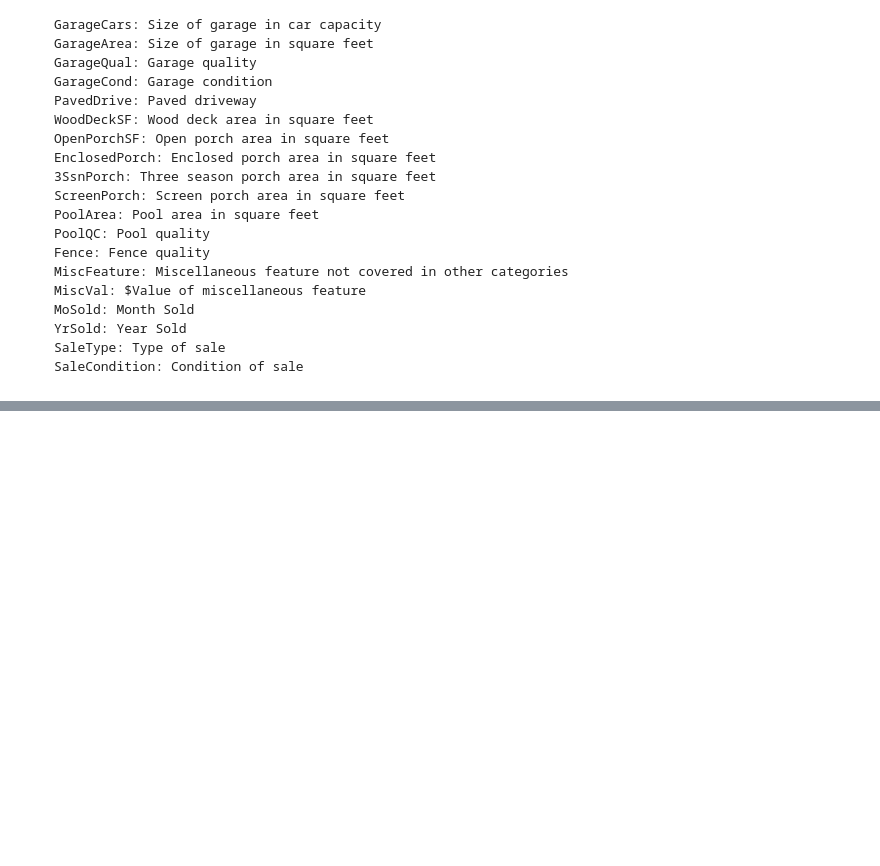
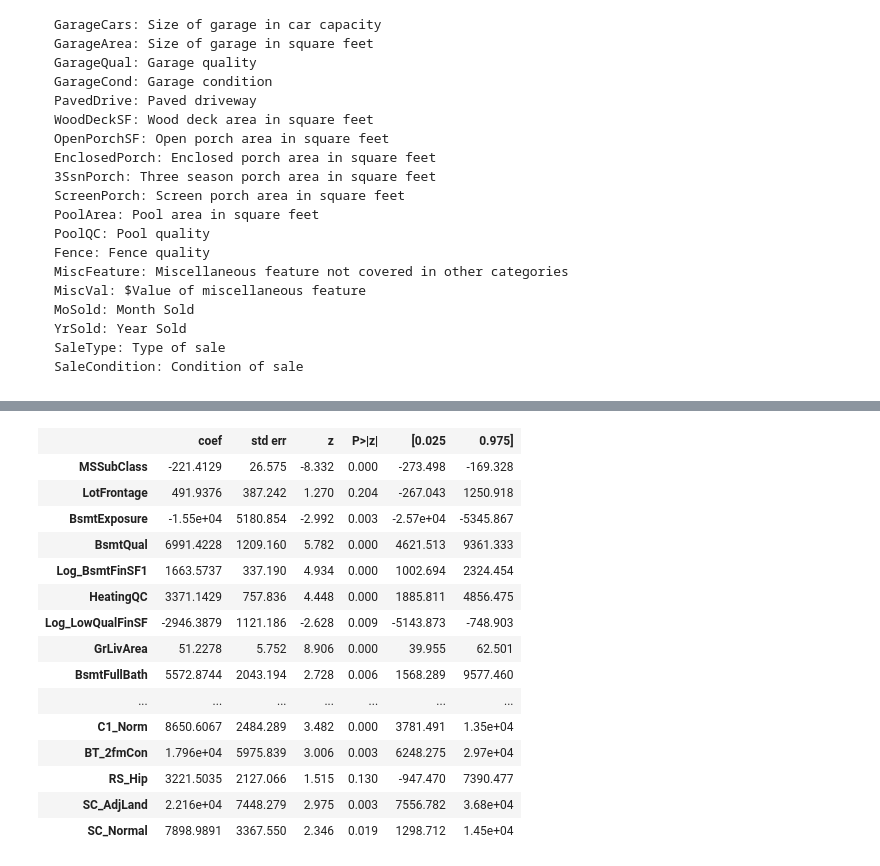
Before and after one commit to cb-ds-1/m3-3-engineering-regression, a Jupyter notebook: workshop.ipynb, the cells around one changed output, grey strips where cells are left out. Cells and saved outputs as stored; diff of their text form; code cells hidden in the pictures; blank space fills up the shorter version.

```diff
--- a/workshop.ipynb
+++ b/workshop.ipynb
@@ -716,0 +764,75 @@ Here are the features you can use (or engineer into new features!) for your `X`
+# %%
+x = df[['MSSubClass', 'LotFrontage',
+       'OverallQual', 'BsmtExposure',
+       'BsmtQual',
+       'Log_BsmtFinSF1',
+       'HeatingQC',
+       'Log_LowQualFinSF', 'GrLivArea', 'BsmtFullBath',
+       'KitchenQual', 'Fireplaces',
+       'GarageCars',
+       'GarageQual', 'WoodDeckSF',
+       '3SsnPorch', 'ScreenPorch',
+       ]]
+
+# Polynomials
+poly_cols = ['OverallQual', 'BsmtExposure',
+             'LotFrontage',
+             'KitchenQual', 'GarageCars']
+for poly in poly_cols:
+    x[poly + '_2'] = np.square(x[poly])
+    x[poly + '_3'] = np.square(x[poly]) * x[poly]
+
+
+matching = [s for s in df.columns if "NB_" in s]
+x = pd.concat([x, df[matching]],axis=1) # together with top or R-sq=0.87 gives R-sq=0.957
+matching = [s for s in df.columns if "ST_" in s]
+x = pd.concat([x, df[matching]],axis=1) # together with top or R-sq=0.87 gives R-sq=0.957
+matching = [s for s in df.columns if "C1_" in s]
+x = pd.concat([x, df[matching]],axis=1) # together with top or R-sq=0.87 gives R-sq=0.957
+matching = [s for s in df.columns if "BT_" in s]
+x = pd.concat([x, df[matching]],axis=1) # together with top or R-sq=0.87 gives R-sq=0.959
+matching = [s for s in df.columns if "RS_" in s]
+x = pd.concat([x, df[matching]],axis=1) # together with top or R-sq=0.87 gives R-sq=0.961
+matching = [s for s in df.columns if "SC_" in s]
+x = pd.concat([x, df[matching]],axis=1) # together with top or R-sq=0.87 gives R-sq=0.961
+
+# remove features that result in insignificant p-values
+x = x.drop(['NB_Timber',
+            'NB_BrkSide', 'RS_Gable',
+            'RS_Mansard', 'ST_CWD', 'ST_Oth',
+            'ST_ConLD', 'BT_Duplex', 'ST_ConLI', 'ST_ConLw',
+            'RS_Shed', 'OverallQual',
+            'NB_CollgCr', 'NB_SawyerW',
+            'NB_Mitchel', 'NB_Sawyer', 'NB_SWISU',
+            'NB_NAmes', 'NB_IDOTRR',
+            'NB_Gilbert', 'NB_NWAmes',
+            'ST_Con', 'C1_PosA', 'C1_RRNn', 'C1_RRAn',
+            'C1_PosN', 'C1_RRNe', 'C1_Feedr', 'RS_Gambrel',
+            'C1_RRAe', 'KitchenQual', 'SC_Alloca',
+            'BT_TwnhsE', 'SC_Family', 'SC_Partial',
+            'NB_Blueste', 'BT_Twnhs', 'NB_MeadowV', 'NB_ClearCr',
+            'ST_COD', 'LotFrontage_3', 'BsmtExposure_3',
+            'KitchenQual_2'],1)
+
+y = df['SalePrice']
+
+est = sm.OLS(y, x).fit(cov_type='HC2')
+
+est.summary()
+#
+# Values ignored and why:
+#     Street: only 6 gravel streets
+#     Alley: only 91 wiht alley access and only for the lower end of price range
+#     Utilities: only one non-uniform
+#     Condition2: only a few non-uniform
+#     OverallCond: doesn't appear to add value over OverallQual
+#     YearBuilt: doesn't appear to add value
+#     YearRemodAdd: doesn't appear to add value
+#         Note: previous two elements were added in the form of a delta year
+#     RoofMatl: only a few non-uniform
+#     MasVnrType: ? may or may not include
+#     ExterCond: doesn't add value over ExterQual
+#     Heating: very few non-uniform
+#     GarageYrBlt: would require dropping or fudging 79 Nan's but this variable is highly correlated to YearBuilt anyway
+#     PoolArea, PoolQC: too few datapoints
+# %% [output]
@@ -716,0 +849,16 @@ Here are the features you can use (or engineer into new features!) for your `X`
+|  | coef | std err | z | P>|z| | [0.025 | 0.975] |
+| MSSubClass | -221.4129 | 26.575 | -8.332 | 0.000 | -273.498 | -169.328 |
+| LotFrontage | 491.9376 | 387.242 | 1.270 | 0.204 | -267.043 | 1250.918 |
+| BsmtExposure | -1.55e+04 | 5180.854 | -2.992 | 0.003 | -2.57e+04 | -5345.867 |
+| BsmtQual | 6991.4228 | 1209.160 | 5.782 | 0.000 | 4621.513 | 9361.333 |
+| Log_BsmtFinSF1 | 1663.5737 | 337.190 | 4.934 | 0.000 | 1002.694 | 2324.454 |
+| HeatingQC | 3371.1429 | 757.836 | 4.448 | 0.000 | 1885.811 | 4856.475 |
+| Log_LowQualFinSF | -2946.3879 | 1121.186 | -2.628 | 0.009 | -5143.873 | -748.903 |
+| GrLivArea | 51.2278 | 5.752 | 8.906 | 0.000 | 39.955 | 62.501 |
+| BsmtFullBath | 5572.8744 | 2043.194 | 2.728 | 0.006 | 1568.289 | 9577.460 |
+| ... | ... | ... | ... | ... | ... | ... |
+| C1_Norm | 8650.6067 | 2484.289 | 3.482 | 0.000 | 3781.491 | 1.35e+04 |
+| BT_2fmCon | 1.796e+04 | 5975.839 | 3.006 | 0.003 | 6248.275 | 2.97e+04 |
+| RS_Hip | 3221.5035 | 2127.066 | 1.515 | 0.130 | -947.470 | 7390.477 |
+| SC_AdjLand | 2.216e+04 | 7448.279 | 2.975 | 0.003 | 7556.782 | 3.68e+04 |
+| SC_Normal | 7898.9891 | 3367.550 | 2.346 | 0.019 | 1298.712 | 1.45e+04 |
```
Also changed, not shown: parts of 12 cells of this notebook.
